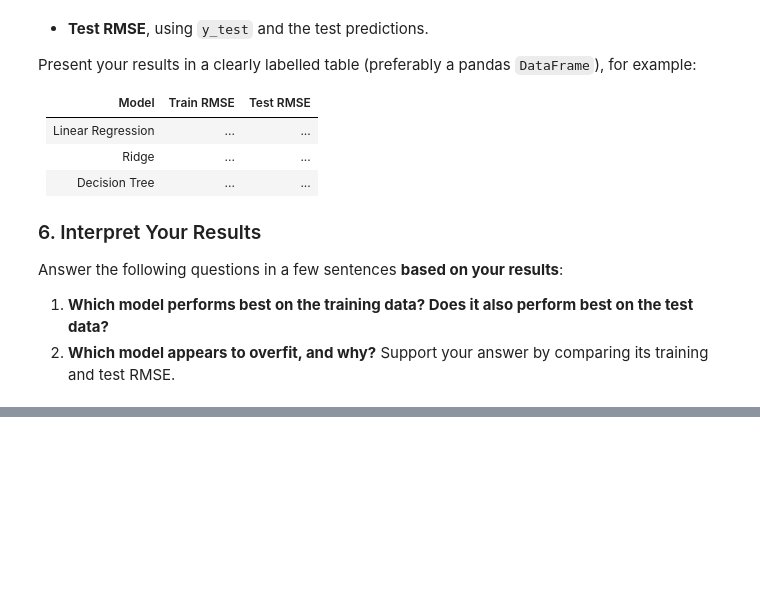
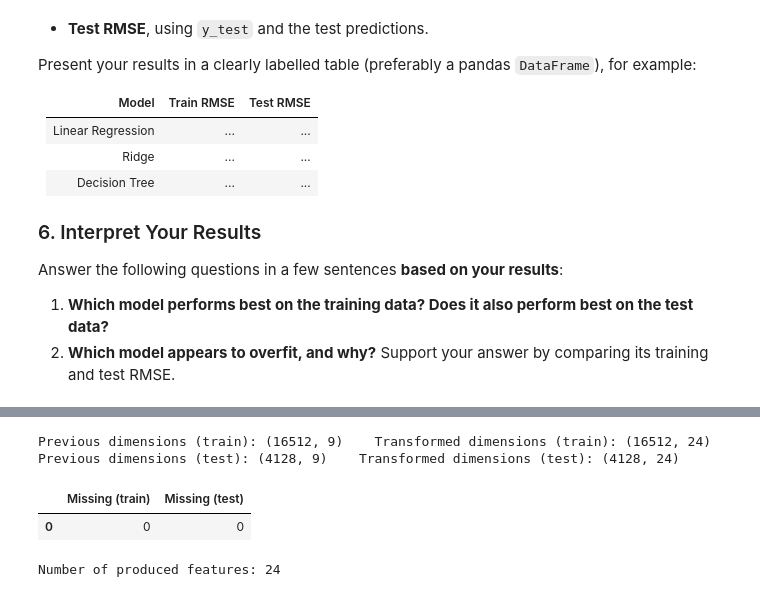
Before and after one commit to StepanSkala/python-for-data-science, a Jupyter notebook: assignment5.ipynb, the cells around one changed output, grey strips where cells are left out. Cells and saved outputs as stored; diff of their text form; code cells hidden in the pictures; blank space fills up the shorter version.

```diff
--- a/assignment5.ipynb
+++ b/assignment5.ipynb
@@ -607,0 +655,25 @@ Answer the following questions in a few sentences **based on your results**:
+# %%
+#3
+
+preprocessor.fit(X_train)
+
+X_train_trans = preprocessor.transform(X_train)
+X_test_trans = preprocessor.transform(X_test)
+
+#dimension change after preprocessing
+print(f'Previous dimensions (train): {X_train.shape}    Transformed dimensions (train): {X_train_trans.shape}')
+print(f'Previous dimensions (test): {X_test.shape}    Transformed dimensions (test): {X_test_trans.shape}')
+
+# how many na?
+display(pd.DataFrame({"Missing (train)": [np.isnan(X_train_trans).sum()],
+                      "Missing (test)": [np.isnan(X_test_trans).sum()]}))
+
+# num of features produced
+n_features = X_train_trans.shape[1]
+print(f'Number of produced features: {n_features}')
+# %% [output]
+Previous dimensions (train): (16512, 9)    Transformed dimensions (train): (16512, 24)
+Previous dimensions (test): (4128, 9)    Transformed dimensions (test): (4128, 24)
+|  | Missing (train) | Missing (test) |
+| 0 | 0 | 0 |
+Number of produced features: 24
```
Also changed, not shown: parts of 8 cells of this notebook.
